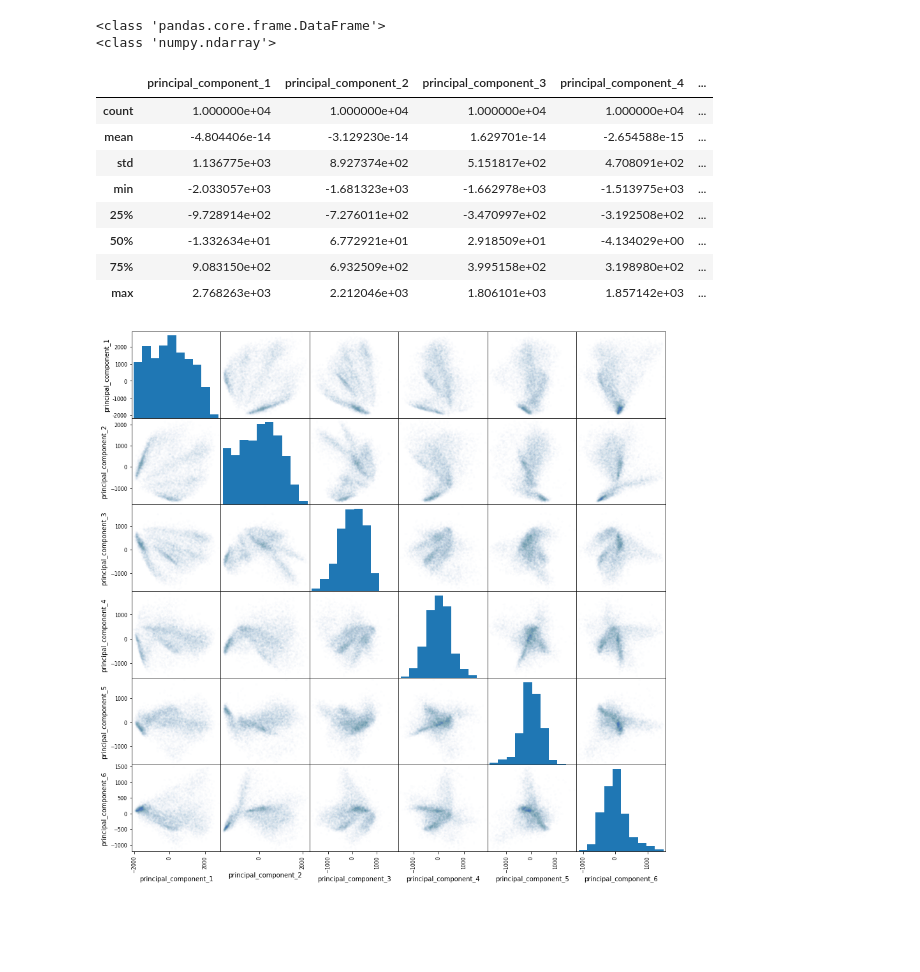
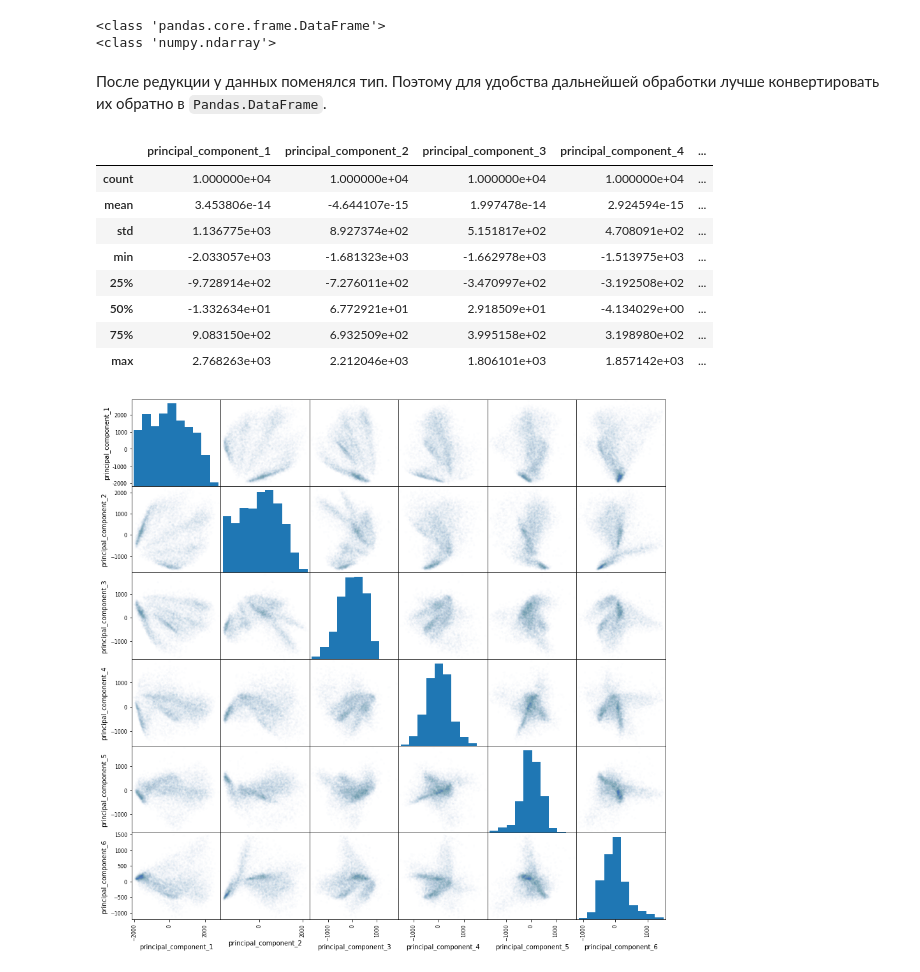
Before and after one commit to KJlaccHoeUM9l/machine-learning-course, a Jupyter notebook: first_homework.ipynb, the cells around one changed output. Saved outputs shown, nothing was run; the diff lists cells and outputs as text; code cells hidden in the pictures; blank space fills up the shorter version.

```diff
--- a/first_homework.ipynb
+++ b/first_homework.ipynb
@@ -131,5 +131,5 @@ print(y.shape)
 n_components = 6
 pca = PCA(n_components=n_components)
 pca.fit(X)
-reduced_data = pca.transform(X)
+reduced_X = pca.transform(X)
 # %%
@@ -143,20 +142,22 @@ print(type(reduced_data))
 # %% [output]
 <class 'pandas.core.frame.DataFrame'>
 <class 'numpy.ndarray'>
+# %% [markdown]
+После редукции у данных поменялся тип. Поэтому для удобства дальнейшей обработки лучше конвертировать их обратно в `Pandas.DataFrame`.
 # %%
 # Convert to pandas
 feature_dict = {}
 for i in range(n_components):
     feature_name = 'principal_component_{}'.format(i + 1)
-    feature_dict[feature_name] = reduced_data[:, i]
+    feature_dict[feature_name] = reduced_X[:, i]
 
-reduced_data = pd.DataFrame(feature_dict)
+reduced_X = pd.DataFrame(feature_dict)
 # %%
-reduced_data.describe()
+reduced_X.describe()
 # %% [output]
 |  | principal_component_1 | principal_component_2 | principal_component_3 | principal_component_4 | ... |
 | count | 1.000000e+04 | 1.000000e+04 | 1.000000e+04 | 1.000000e+04 | ... |
-| mean | -4.804406e-14 | -3.129230e-14 | 1.629701e-14 | -2.654588e-15 | ... |
+| mean | 3.453806e-14 | -4.644107e-15 | 1.997478e-14 | 2.924594e-15 | ... |
 | std | 1.136775e+03 | 8.927374e+02 | 5.151817e+02 | 4.708091e+02 | ... |
 | min | -2.033057e+03 | -1.681323e+03 | -1.662978e+03 | -1.513975e+03 | ... |
 | 25% | -9.728914e+02 | -7.276011e+02 | -3.470997e+02 | -3.192508e+02 | ... |
```
Also changed, not shown: parts of 45 cells of this notebook.
